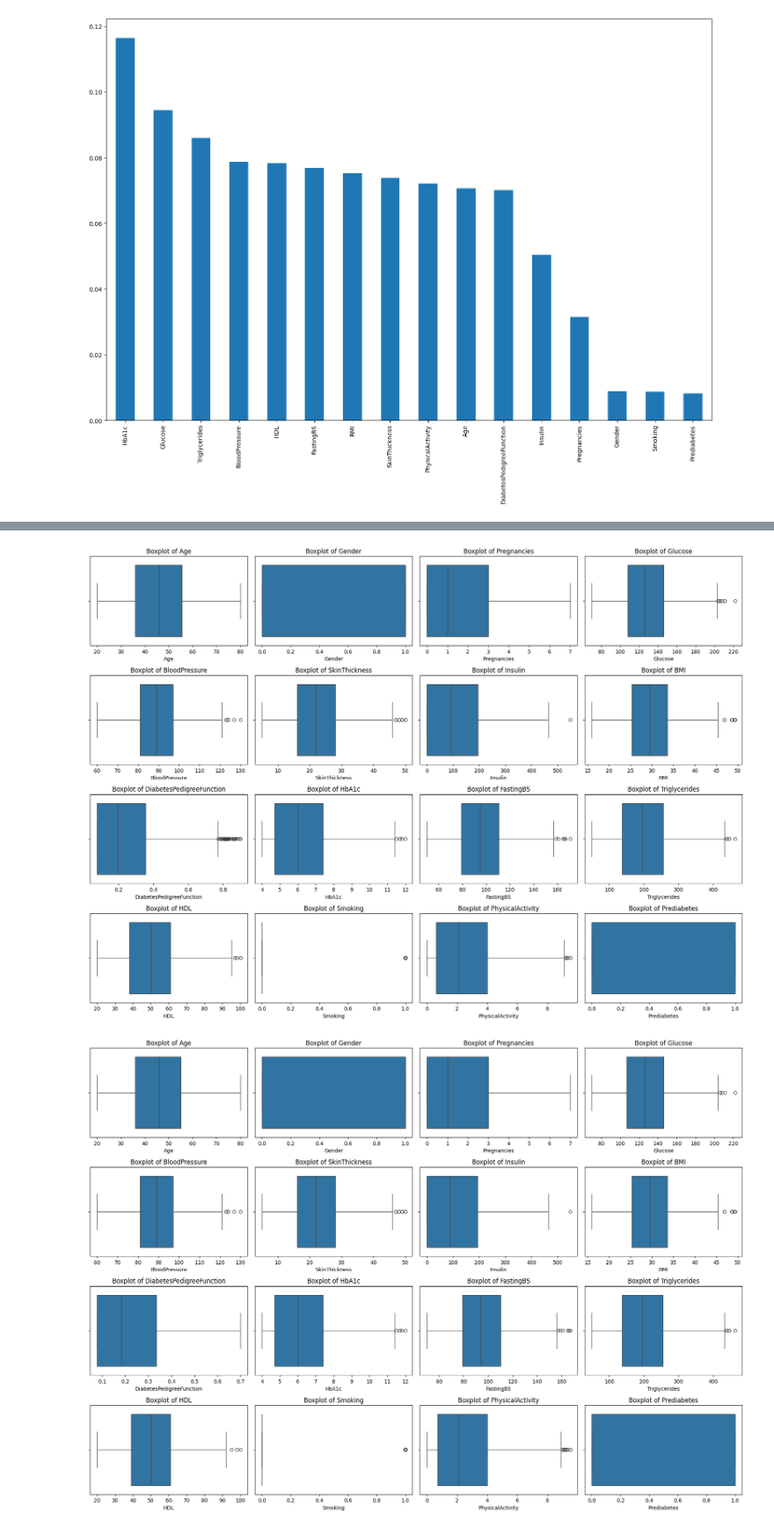
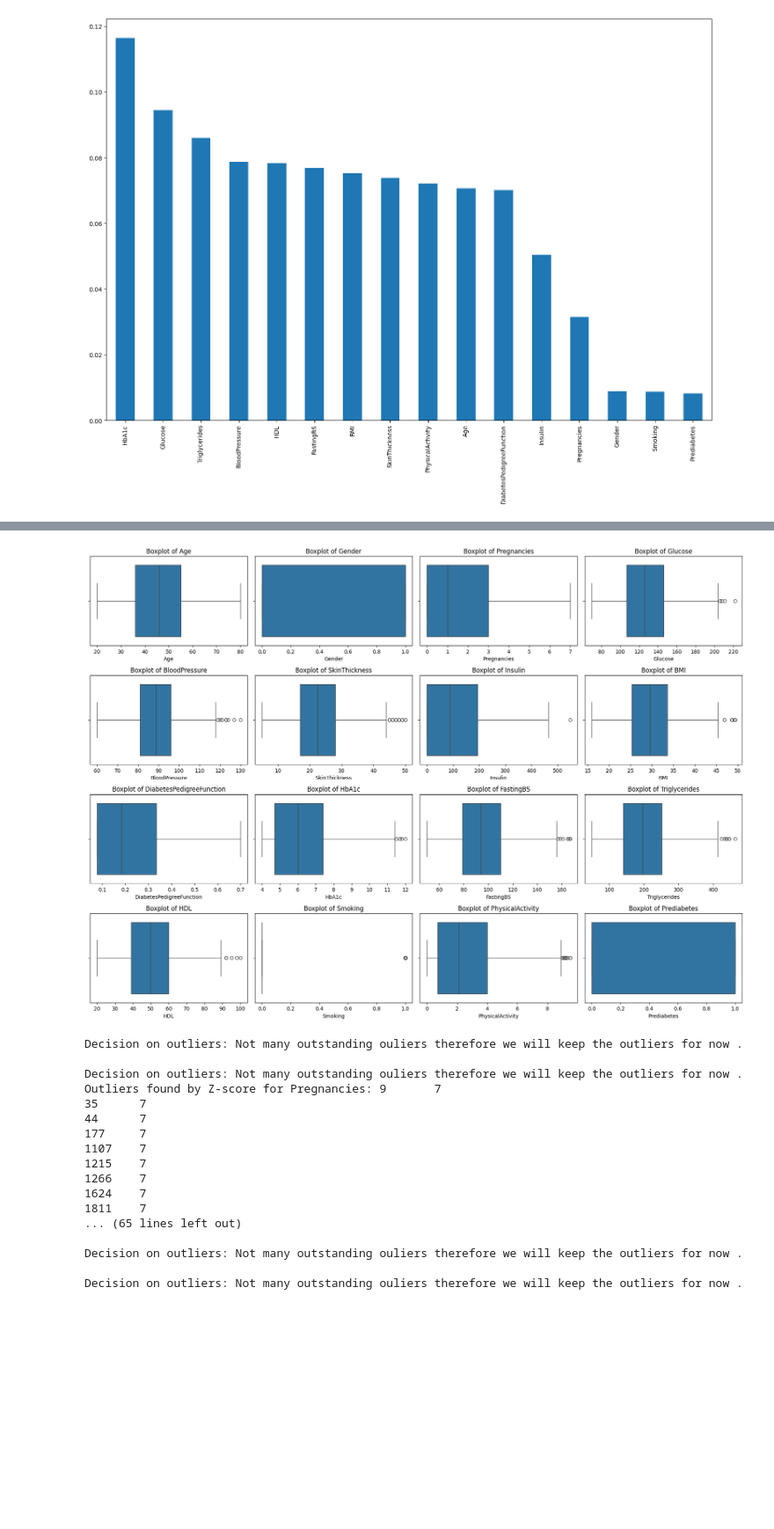
Before and after one commit to gsarada/AICourse-2026, a Jupyter notebook: mod3assmt.ipynb, the cells around one changed output, grey strips where cells are left out. Shown at 88% size. Drawn from its saved outputs; the diff is of its cells as text; code cells hidden in the pictures; blank space fills up the shorter version.

```diff
--- a/mod3assmt.ipynb
+++ b/mod3assmt.ipynb
@@ -110,6 +110,8 @@ perform_eda(df)
 [figure]
 # %%
 # Task 3: Check for missing values and handle outliers
+from scipy import stats
+
 def check_data_quality(df):
     """
     Check for missing values and outliers in the dataset
@@ -123,8 +125,7 @@ def check_data_quality(df):
     # Check for missing values
     print("Missing values in each column:")
     print(df.isnull().sum())
-    df.fillna(df.mean(numeric_only=True))
-    print(df.isnull().sum())
+    df = df.fillna(df.mean(numeric_only=True))
 
     # Visualize outliers using boxplots
     plt.figure(figsize=(18, 13))
@@ -137,23 +138,19 @@ def check_data_quality(df):
     plt.show()
 
     # Handle outliers
-    df = df[(df['Pregnancies'] <= 7)]
-    df = df[(df['DiabetesPedigreeFunction'] <= 0.7)]
-    df = df[(df['PhysicalActivity'] <= 9.5)]
-
-    # Visualize after outliers are handled
-    plt.figure(figsize=(18, 13))
-    for i, column in enumerate(df.columns[:-1]):  # Skip Label column
-        plt.subplot(4, 4, i+1)
-        sns.boxplot(x=df[column])
-        plt.title(f'Boxplot of {column}')
-
-    plt.tight_layout()
-    plt.show()
-
-
+    findAndHandleOutliers(df)
     return df
 
+def findAndHandleOutliers(df):
+  for i, column in enumerate(df.columns[:-1]):
+    z_scores = np.abs(stats.zscore(df[column]))
+    threshold = 3
+    outliers = df[z_scores > threshold]
+    if(not outliers.empty):
+      print(f"Outliers found by Z-score for {column}: {outliers[column]} ")
+    # Decision on outliers
+    print("\nDecision on outliers: Not many outstanding ouliers therefore we will keep the outliers for now .")
+
 df = check_data_quality(df)
 # %% [output]
 Missing values in each column:
@@ -175,5 +174,21 @@ Diabetes                     0
 dtype: int64
-[figure, old version]
+[figure, new version]
-[figure, removed]
+Decision on outliers: Not many outstanding ouliers therefore we will keep the outliers for now .
+
+Decision on outliers: Not many outstanding ouliers therefore we will keep the outliers for now .
+Outliers found by Z-score for Pregnancies: 9       7
+35      7
+44      7
+177     7
+1107    7
+1215    7
+1266    7
+1624    7
+1811    7
+... (65 lines left out)
+
+Decision on outliers: Not many outstanding ouliers therefore we will keep the outliers for now .
+
+Decision on outliers: Not many outstanding ouliers therefore we will keep the outliers for now .
 # %%
 # Task 4: Prepare Features and Target Variable
```
Also changed, not shown: parts of 5 cells of this notebook.
